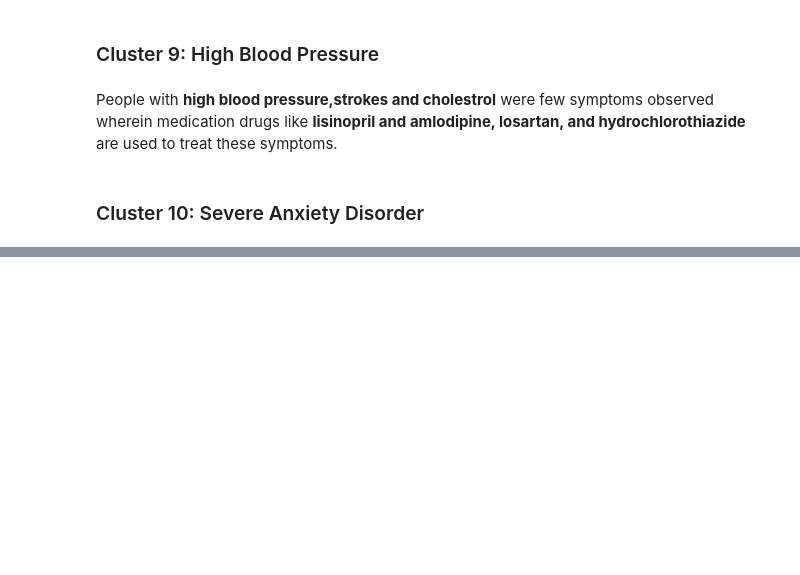
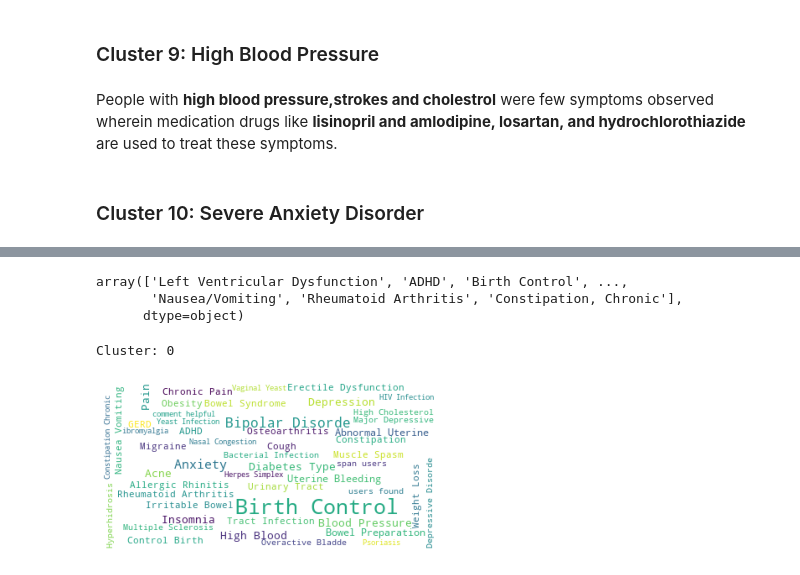
Before and after one commit to sushanthsreenivas/Patient-Drug-Reviews-Analysis-Using-Clustering, a Jupyter notebook: textmining_project_drugreviews.ipynb, the cells around one changed output, grey strips where cells are left out. Saved outputs shown, nothing was run; the diff lists cells and outputs as text; code cells hidden in the pictures; blank space fills up the shorter version.

```diff
--- a/textmining_project_drugreviews.ipynb
+++ b/textmining_project_drugreviews.ipynb
@@ -387,3 +411,24 @@ for i in range(12):
 result_df = df[['review']].copy()
 result_df['review'] = result_df['review'] + df['drugName']
 result_df['cluster'] = y_km
+# %%
+df['Cluster'] = km.labels_
+# %%
+df[df['Cluster'] == 0]['condition'].values
+# %% [output]
+array(['Left Ventricular Dysfunction', 'ADHD', 'Birth Control', ...,
+       'Nausea/Vomiting', 'Rheumatoid Arthritis', 'Constipation, Chronic'],
+      dtype=object)
+# %%
+wordcloud = WordCloud(max_font_size=25, max_words=50, background_color="white").generate(' '.join(df[df['Cluster'] == 0]['condition'].values))
+
+print('Cluster: 0')
+# titles=wiki_cl[wiki_cl.cluster==k]['title']
+# print(titles.to_string(index=False))
+plt.figure()
+plt.imshow(wordcloud)
+plt.axis("off")
+plt.show()
+# %% [output]
+Cluster: 0
+[figure, added]
```
Also changed, not shown: parts of 19 cells of this notebook.
